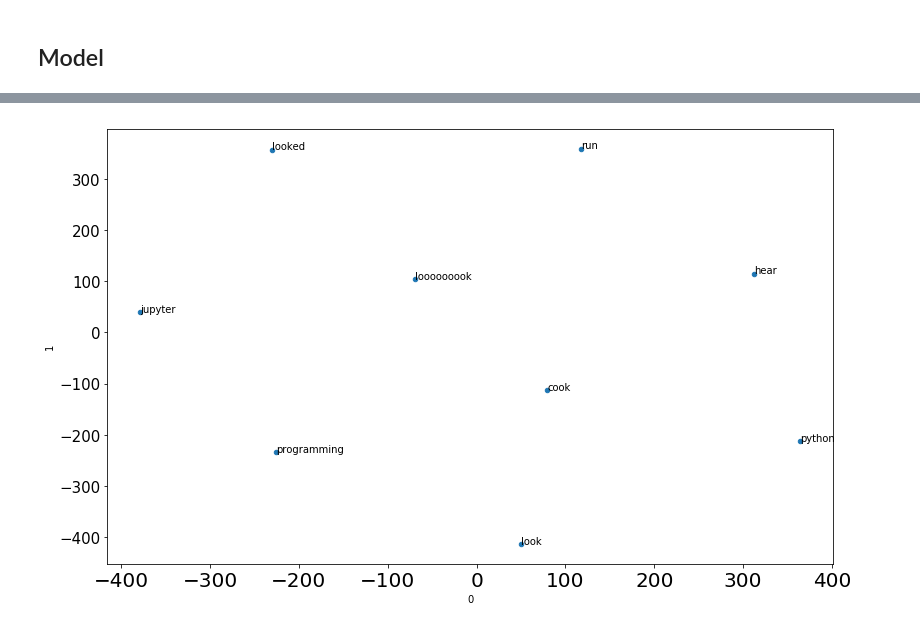
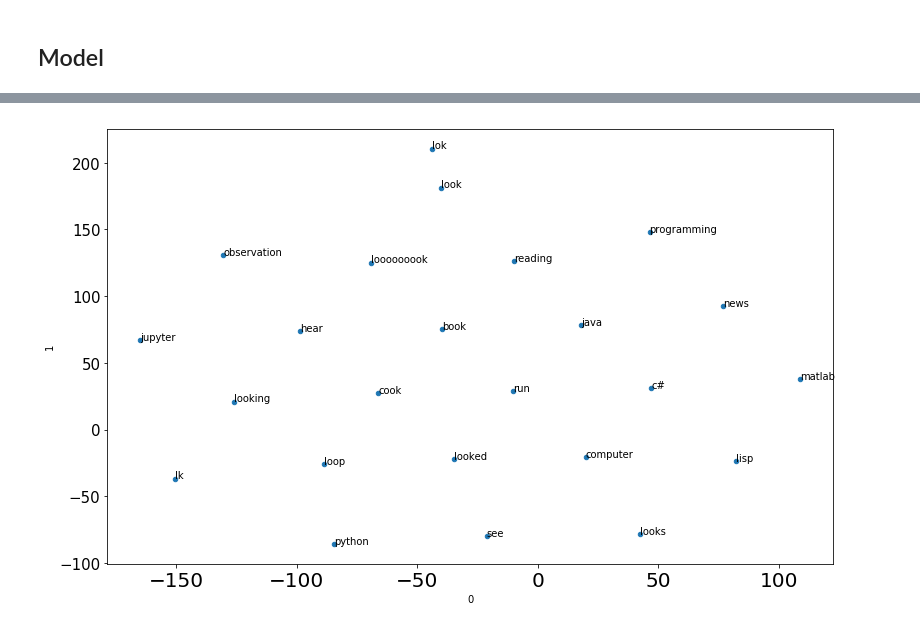
Before and after one commit to Randnx/Language_Modeling, a Jupyter notebook: Keras_Character_Aware_Neural_Language_Models.ipynb, the cells around one changed output, grey strips where cells are left out. Drawn from its saved outputs; the diff is of its cells as text; code cells hidden in the pictures.

Commit message:
finish t-sne visualization

```diff
--- a/Keras_Character_Aware_Neural_Language_Models.ipynb
+++ b/Keras_Character_Aware_Neural_Language_Models.ipynb
@@ -665,10 +630,3 @@ def extractWordFeature(words, extcModel=modelConvWordFeatureAfterHighway):
     features = np.vstack(features)
 
     return features
-# %%
-wordList = ['looooooook','look','looked','cook','hear','run','programming','python','jupyter']
-features = extractWordFeature(wordList)
-features = pd.DataFrame(data=features, index=wordList)
-features.index.name = 'featVecs'
-features.columns.name = 'vecDims'
-features
@@ -701,0 +633,7 @@ dtype: float32
+# %%
+sampleWordList = ['look','looks','looked','looking','lok','looooooook',
+                  'lk','loop','cook','see','observation','hear','run',
+                  'reading','news','book','computer','programming',
+                  'python','java','lisp','c#','matlab','jupyter']
+vocWordList = list(word_id.index)
+print(vocWordList[:5], '......', vocWordList[-4:])
@@ -701,0 +679,6 @@ dtype: float32
+# %%
+smpFeatures = extractWordFeature(sampleWordList, extcModel=modelConvWordFeatureAfterHighway)
+smpFeatures = pd.DataFrame(data=smpFeatures, index=sampleWordList)
+smpFeatures.index.name = 'featVecs'
+smpFeatures.columns.name = 'vecDims'
+smpFeatures
@@ -702,13 +705,21 @@ dtype: float32
 # %%
+from sklearn.decomposition import PCA
 from sklearn.manifold import TSNE
 
-featTransed = TSNE(n_components=2).fit_transform(features)
-featTransed = pd.DataFrame(featTransed, index=wordList)
-featTransed.index.name = 'featVecs'
-featTransed.columns.name = 'vecDims'
+def featureVis(feautres, wordList, usePCA=True):
+    featTransed = feautres
+    if usePCA:
+        featTransed = PCA(n_components=len(featTransed.columns)//7).fit_transform(featTransed)
+    featTransed = TSNE(n_components=2).fit_transform(featTransed)
+    featTransed = pd.DataFrame(featTransed, index=wordList)
+    featTransed.index.name = 'featVecs'
+    featTransed.columns.name = 'vecDims'
 
-axes = featTransed.plot.scatter(x=0, y=1)
-for txt in wordList:
-    axes.annotate(txt, (featTransed.loc[txt,0],featTransed.loc[txt,1]))
+    pylab.rcParams['figure.figsize'] = (13, 8)
+    axes = featTransed.plot.scatter(x=0, y=1)
+    for txt in wordList:
+        axes.annotate(txt, (featTransed.loc[txt,0],featTransed.loc[txt,1]))
+
+featureVis(smpFeatures, sampleWordList, usePCA=True)
 # %% [output]
-[figure, old version]
+[figure, new version]
```
Also changed, not shown: parts of 23 cells of this notebook.
